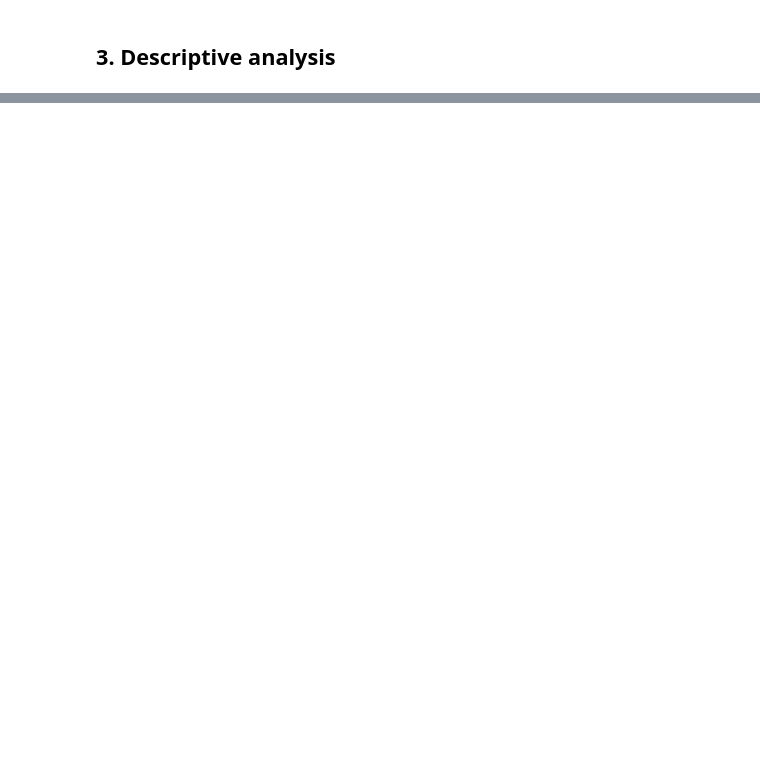
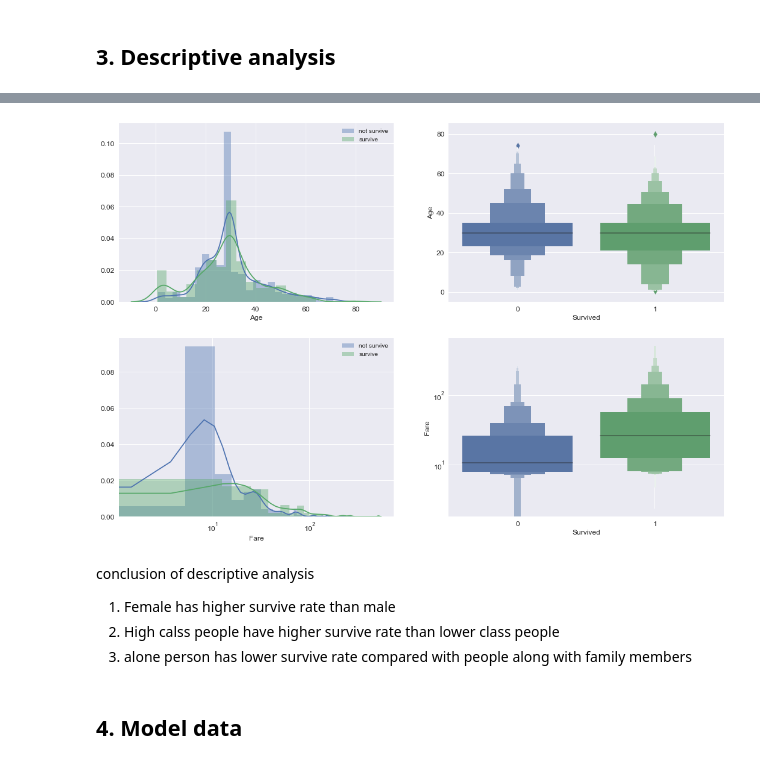
Before and after one commit to WilliamLiii/MachineLearningProject, a Jupyter notebook: Titanic/01_explore&clean.ipynb, the cells around one changed output, grey strips where cells are left out. Cells and saved outputs as stored; diff of their text form; code cells hidden in the pictures; blank space fills up the shorter version.

```diff
--- a/Titanic/01_explore&clean.ipynb
+++ b/Titanic/01_explore&clean.ipynb
@@ -258,0 +201,26 @@ matplotlib.style.available
+# %%
+fig, ax = plt.subplots(nrows=2, ncols=2, figsize=(18,12))
+
+sns.distplot(raw_df_train[raw_df_train['Survived'] == 0].Age, label='not survive', ax=ax[0,0])
+sns.distplot(raw_df_train[raw_df_train['Survived'] == 1].Age, label='survive', ax=ax[0,0])
+ax[0,0].legend()
+
+sns.boxenplot(x='Survived', y='Age', data=raw_df_train, ax=ax[0,1])
+
+sns.distplot(raw_df_train[raw_df_train['Survived'] == 0].Fare, label='not survive', ax=ax[1,0])
+sns.distplot(raw_df_train[raw_df_train['Survived'] == 1].Fare, label='survive', ax=ax[1,0])
+ax[1,0].set_xscale('log')
+ax[1,0].legend()
+
+sns.boxenplot(x='Survived', y='Fare', data=raw_df_train, ax=ax[1,1])
+ax[1,1].set_yscale('log')
+plt.show()
+# %% [output]
+[figure, added]
+# %% [markdown]
+conclusion of descriptive analysis
+1. Female has higher survive rate than male
+2. High calss people have higher survive rate than lower class people
+3. alone person has lower survive rate compared with people along with family members
+# %% [markdown]
+## 4. Model data
```
Also changed, not shown: parts of 28 cells of this notebook, 1 other file.
